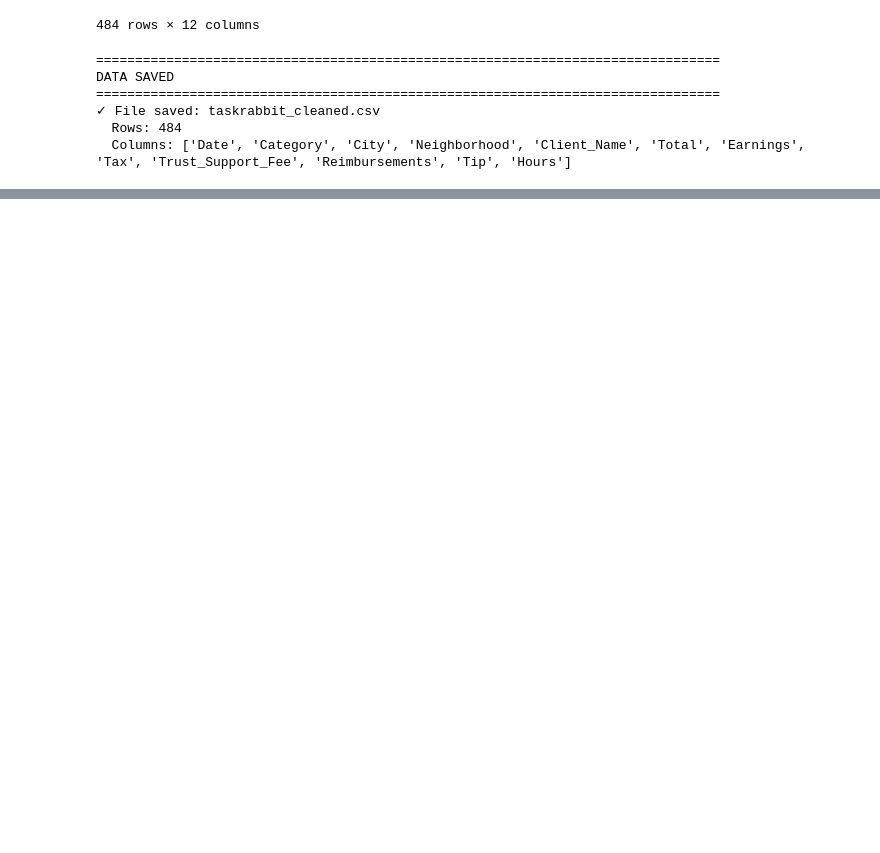
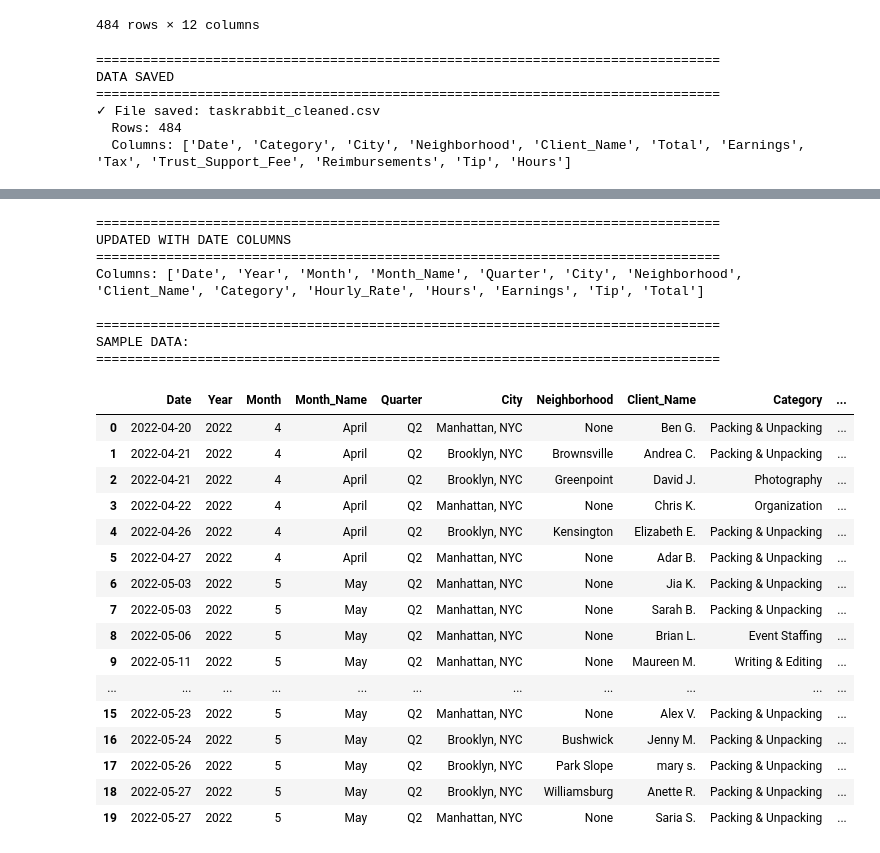
Before and after one commit to Data-Laur/taskrabbit-analysis, a Jupyter notebook: notebooks/01_data_cleaning.ipynb, the cells around one changed output, grey strips where cells are left out. Cells and saved outputs as stored; diff of their text form; code cells hidden in the pictures; blank space fills up the shorter version.

```diff
--- a/notebooks/01_data_cleaning.ipynb
+++ b/notebooks/01_data_cleaning.ipynb
@@ -3977,0 +4223,64 @@ DATA SAVED
+# %%
+# Add date-related columns
+df_final['Year'] = df_final['Date'].dt.year
+df_final['Month'] = df_final['Date'].dt.month
+df_final['Month_Name'] = df_final['Date'].dt.month_name()
+df_final['Quarter'] = 'Q' + df_final['Date'].dt.quarter.astype(str)
+
+# Reorder columns with new date columns
+final_columns = [
+    'Date',
+    'Year',
+    'Month',
+    'Month_Name',
+    'Quarter',
+    'City',
+    'Neighborhood',
+    'Client_Name',
+    'Category',
+    'Hourly_Rate',
+    'Hours',
+    'Earnings',
+    'Tip',
+    'Total'
+]
+
+df_final = df_final[final_columns].copy()
+
+print("="*80)
+print("UPDATED WITH DATE COLUMNS")
+print("="*80)
+print(f"Columns: {df_final.columns.tolist()}")
+
+print("\n" + "="*80)
+print("SAMPLE DATA:")
+print("="*80)
+
+# Display
+df_final.head(20)
+# %% [output]
+================================================================================
+UPDATED WITH DATE COLUMNS
+================================================================================
+Columns: ['Date', 'Year', 'Month', 'Month_Name', 'Quarter', 'City', 'Neighborhood', 'Client_Name', 'Category', 'Hourly_Rate', 'Hours', 'Earnings', 'Tip', 'Total']
+
+================================================================================
+SAMPLE DATA:
+================================================================================
+|  | Date | Year | Month | Month_Name | Quarter | City | Neighborhood | Client_Name | Category | ... |
+| 0 | 2022-04-20 | 2022 | 4 | April | Q2 | Manhattan, NYC | None | Ben G. | Packing & Unpacking | ... |
+| 1 | 2022-04-21 | 2022 | 4 | April | Q2 | Brooklyn, NYC | Brownsville | Andrea C. | Packing & Unpacking | ... |
+| 2 | 2022-04-21 | 2022 | 4 | April | Q2 | Brooklyn, NYC | Greenpoint | David J. | Photography | ... |
+| 3 | 2022-04-22 | 2022 | 4 | April | Q2 | Manhattan, NYC | None | Chris K. | Organization | ... |
+| 4 | 2022-04-26 | 2022 | 4 | April | Q2 | Brooklyn, NYC | Kensington | Elizabeth E. | Packing & Unpacking | ... |
+| 5 | 2022-04-27 | 2022 | 4 | April | Q2 | Manhattan, NYC | None | Adar B. | Packing & Unpacking | ... |
+| 6 | 2022-05-03 | 2022 | 5 | May | Q2 | Manhattan, NYC | None | Jia K. | Packing & Unpacking | ... |
+| 7 | 2022-05-03 | 2022 | 5 | May | Q2 | Manhattan, NYC | None | Sarah B. | Packing & Unpacking | ... |
+| 8 | 2022-05-06 | 2022 | 5 | May | Q2 | Manhattan, NYC | None | Brian L. | Event Staffing | ... |
+| 9 | 2022-05-11 | 2022 | 5 | May | Q2 | Manhattan, NYC | None | Maureen M. | Writing & Editing | ... |
+| ... | ... | ... | ... | ... | ... | ... | ... | ... | ... | ... |
+| 15 | 2022-05-23 | 2022 | 5 | May | Q2 | Manhattan, NYC | None | Alex V. | Packing & Unpacking | ... |
+| 16 | 2022-05-24 | 2022 | 5 | May | Q2 | Brooklyn, NYC | Bushwick | Jenny M. | Packing & Unpacking | ... |
+| 17 | 2022-05-26 | 2022 | 5 | May | Q2 | Brooklyn, NYC | Park Slope | mary s. | Packing & Unpacking | ... |
+| 18 | 2022-05-27 | 2022 | 5 | May | Q2 | Brooklyn, NYC | Williamsburg | Anette R. | Packing & Unpacking | ... |
+| 19 | 2022-05-27 | 2022 | 5 | May | Q2 | Manhattan, NYC | None | Saria S. | Packing & Unpacking | ... |
```
Also changed, not shown: parts of 16 cells of this notebook, 4 other files.
